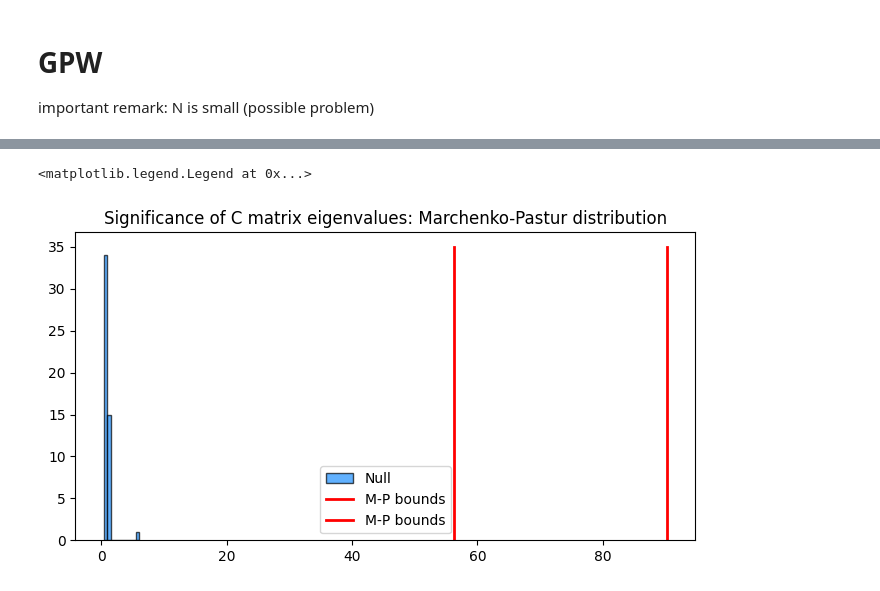
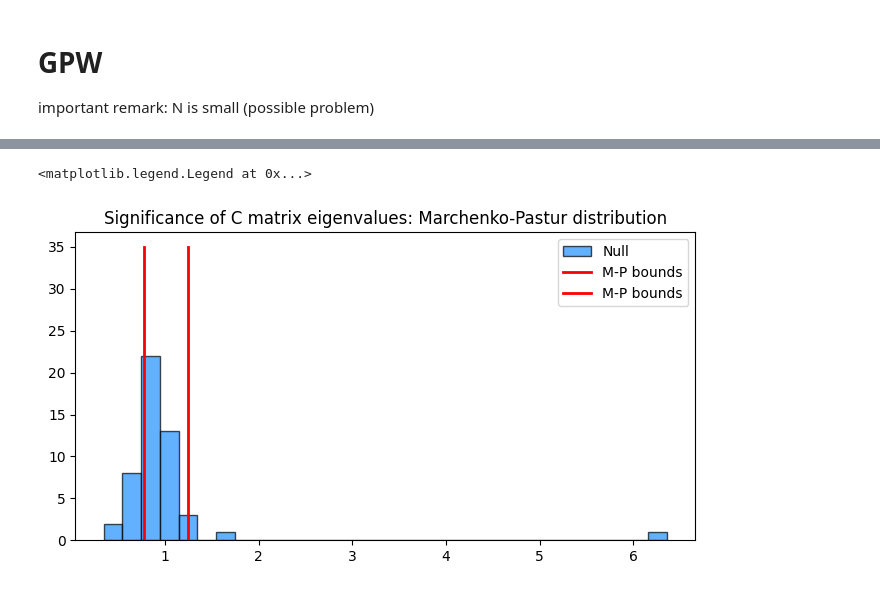
Before and after one commit to megi2601/physics_masters, a Jupyter notebook: code/principal_regression_analysis.ipynb, the cells around one changed output, grey strips where cells are left out. Cells and saved outputs as stored; diff of their text form; code cells hidden in the pictures.

```diff
--- a/code/principal_regression_analysis.ipynb
+++ b/code/principal_regression_analysis.ipynb
@@ -9,5 +34,5 @@ from matplotlib.cm import ScalarMappable
 # %%
-def compute_D_matrix(df, tau, random_I=False, folder=None):
+def compute_D_matrix(df, index_series, tau, random_I=False, folder=None):
     eta_t = df.iloc[tau:]
 
     if random_I:
@@ -16,7 +41,7 @@ def compute_D_matrix(df, tau, random_I=False, folder=None):
         I = pd.Series(I, index=df.index)
         tau=0
     else:
-        I = df.mean(axis=1)
+        I = index_series
 
 
     I2_mean = (I**2).mean()
@@ -50,10 +75,14 @@ def read_eigvals(dir):
 def compute_random_eigenvals(df, N, name):
     all_eigvals = []
 
+    count = df.notna().astype(int).T @ df.notna().astype(int)
     for _ in range(N):
-        random_m = compute_D_matrix(df, 0, True).values
+        # random_m = compute_D_matrix(df, None, 0, True).values
+        random_m = compute_D_matrix_fast(df, count)
         eigvals = np.linalg.eigvals(random_m)
         all_eigvals.append(eigvals.real)
+        clear_output()
+        print(f'\r{_}/{N}')
 
     # Convert to DataFrame and save to CSV
     eigvals_df = pd.DataFrame(all_eigvals)
@@ -76,6 +105,6 @@ def plot_D_matrix(D, tau, ax):
     return ax.imshow(D)
 
 
-def marchenko_pastur_bounds(m, n,):
-    a, b =  (1-np.sqrt(m/n))**2, (1+np.sqrt(m/n))**2
+def marchenko_pastur_bounds(m, n):
+    a, b =  (1-np.sqrt(n/m))**2, (1+np.sqrt(n/m))**2  #m, n inverse w.r.t. wikipedia definition
     return a, b
@@ -81,0 +121,6 @@ def marchenko_pastur_bounds(m, n,):
+# %%
+daily_omega = r"C:\\physics_masters\\data\\Bossa public market data\\pub\\daily\\omega\\"
+
+dataframes_gpw = load_data_pol(daily_omega)
+df_concat_gpw = concat_and_select(dataframes_gpw, 0.99, cpi_file='CPI_POL.csv') #0.99
+df_concat_gpw, index_series_gpw = calculate_returns(df_concat_gpw)
@@ -190,8 +249,3 @@ plt.legend()
 # GPW
 
 important remark: N is small (possible problem)
-# %%
-daily_omega = r"C:\\physics_masters\\data\\Bossa public market data\\pub\\daily\\omega\\"
-
-dataframes = load_data_pol(daily_omega)
-df_concat_gpw = concat_dfs_by_date(dataframes, 0.99)
@@ -270,16 +318,16 @@ plt.tight_layout()
 # %%
 corr_m = df_concat_gpw.corr()
 eigvals_corr = np.linalg.eigvals(corr_m)
 
 plt.figure(figsize=(8, 4))
-plt.hist(eigvals_corr, bins=10, density=False, alpha=0.7, color='dodgerblue', edgecolor='k', label='Null')
+plt.hist(eigvals_corr, bins=30, density=False, alpha=0.7, color='dodgerblue', edgecolor='k', label='Null')
 
 a, b = marchenko_pastur_bounds(*df_concat_gpw.shape)
 plt.plot([a, a], [35, 0], color='red', lw=2, label='M-P bounds')
 plt.plot([b, b], [35, 0], color='red', lw=2, label='M-P bounds')
 
 plt.title('Significance of C matrix eigenvalues: Marchenko-Pastur distribution')
 plt.legend()
 # %% [output]
 <matplotlib.legend.Legend at 0x...>
-[figure, old version]
+[figure, new version]
```
Also changed, not shown: parts of 20 cells of this notebook.
